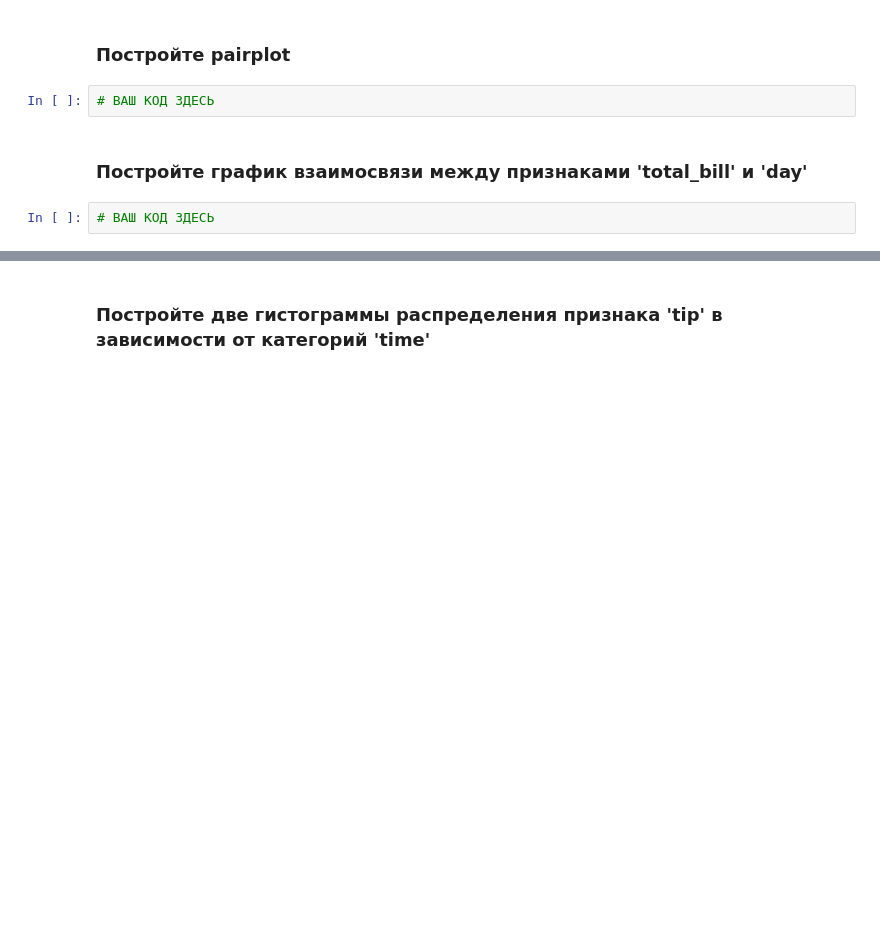
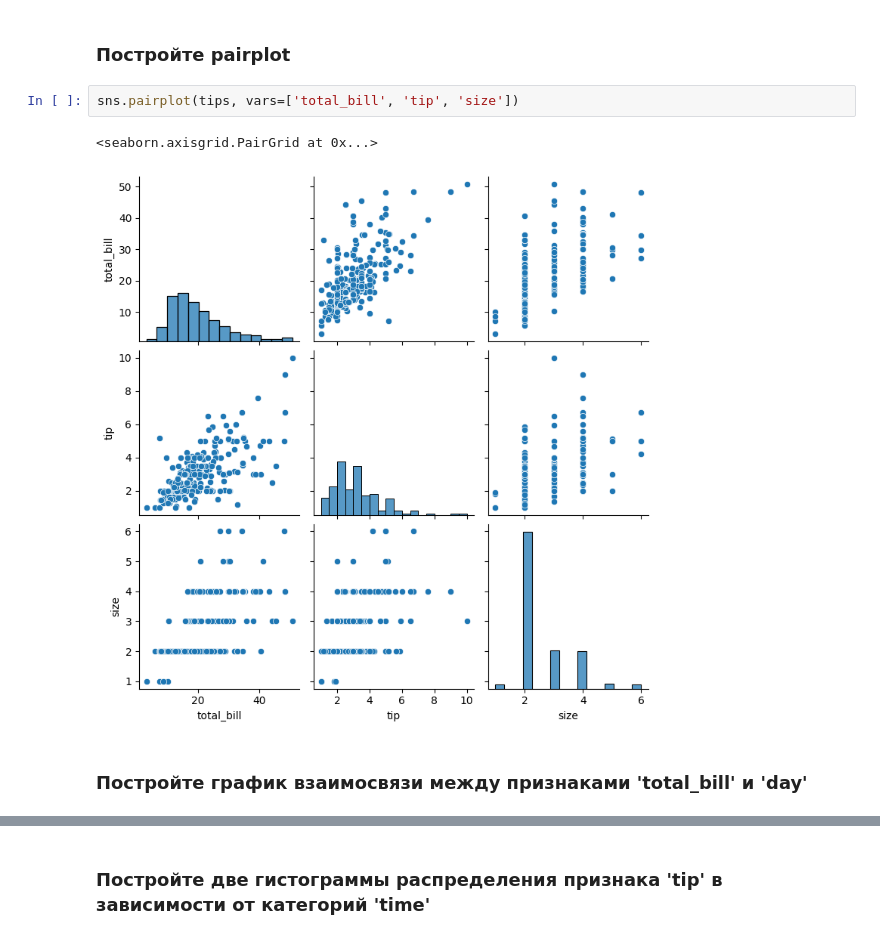
Before and after one commit to AndreiMatosha/ML-Basic, a Jupyter notebook: homework_07/homework_07.ipynb, the cells around one changed output, grey strips where cells are left out. Saved outputs shown, nothing was run; the diff lists cells and outputs as text; blank space fills up the shorter version.

```diff
--- a/homework_07/homework_07.ipynb
+++ b/homework_07/homework_07.ipynb
@@ -225,8 +234,9 @@ print(tips)
 # %% [markdown]
 ### Постройте pairplot
-# %%
-# ВАШ КОД ЗДЕСЬ
+# %%
+sns.pairplot(tips, vars=['total_bill', 'tip', 'size'])
+# %% [output]
+<seaborn.axisgrid.PairGrid at 0x...>
+[figure, added]
 # %% [markdown]
 ### Постройте график взаимосвязи между признаками 'total_bill' и 'day'
-# %%
-# ВАШ КОД ЗДЕСЬ
```
Also changed, not shown: parts of 15 cells of this notebook.
